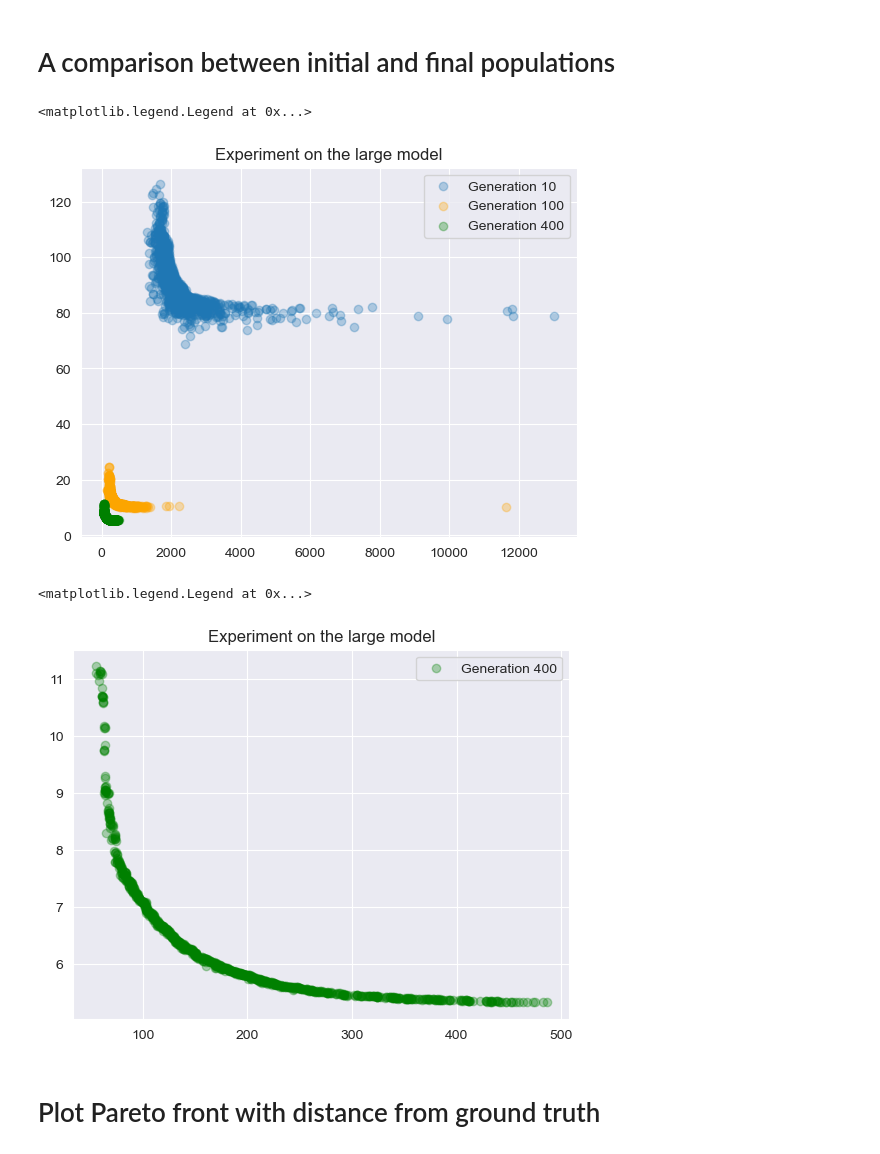
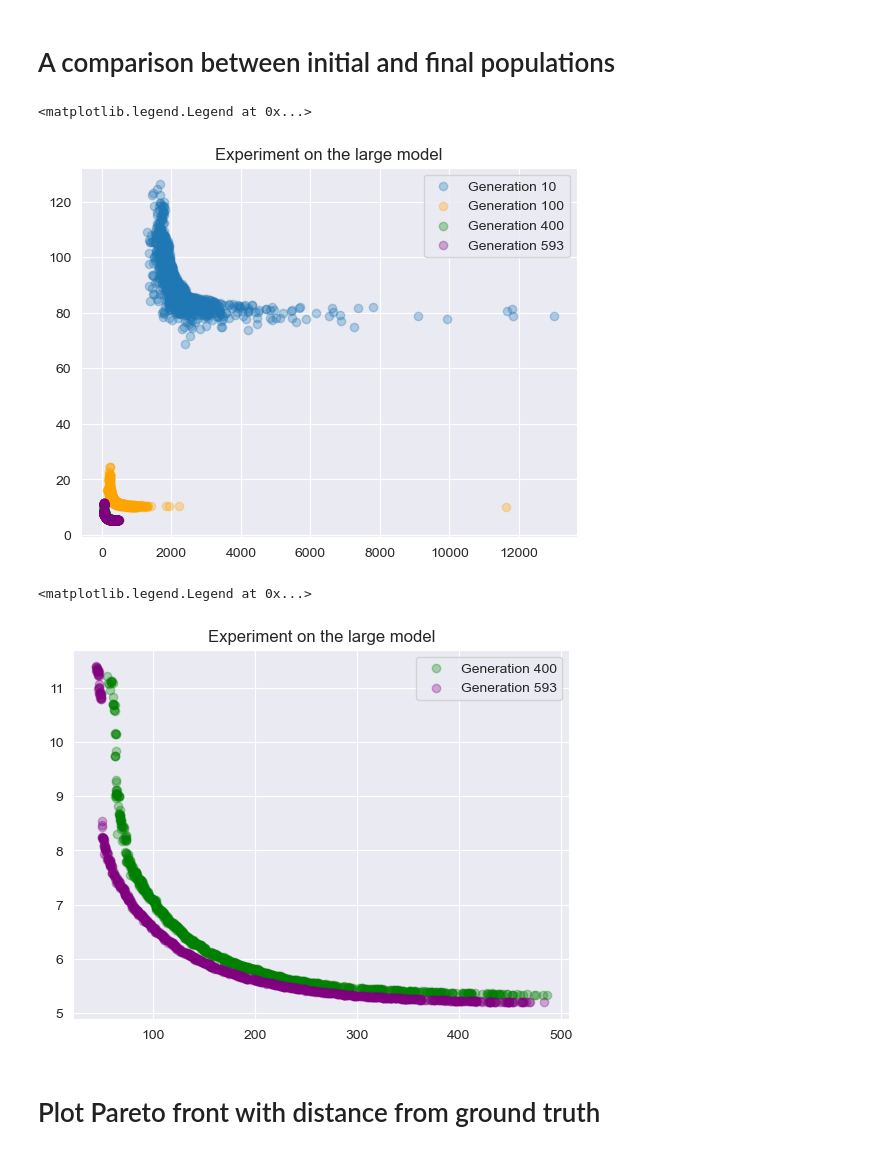
Before and after one commit to albertotonda/evolutionary-optimization-cell-models, a Jupyter notebook: src/plot_figures.ipynb, the cells around one changed output. Drawn from its saved outputs; the diff is of its cells as text; code cells hidden in the pictures.

```diff
--- a/src/plot_figures.ipynb
+++ b/src/plot_figures.ipynb
@@ -46,12 +46,14 @@ df_5 = pd.read_csv(os.path.join(target_folder, "42-population-generation-5.csv")
 df_10 = pd.read_csv(os.path.join(target_folder, "42-population-generation-10.csv"))
 df_100 = pd.read_csv(os.path.join(target_folder, "42-population-generation-100.csv"))
 df_400 = pd.read_csv(os.path.join(target_folder, "42-population-generation-400.csv"))
+df_593 = pd.read_csv(os.path.join(target_folder, "42-population-generation-593.csv"))
 # %%
 fig, ax = plt.subplots()
 #ax.scatter(df_5["fitness_1"].values, df_5["fitness_2"].values, alpha=0.3, label="Generation 5")
 ax.scatter(df_10["fitness_1"].values, df_10["fitness_2"].values, alpha=0.3, label="Generation 10")
 ax.scatter(df_100["fitness_1"].values, df_100["fitness_2"].values, alpha=0.3, color="orange", label="Generation 100")
 ax.scatter(df_400["fitness_1"].values, df_400["fitness_2"].values, alpha=0.3, color="green", label="Generation 400")
+ax.scatter(df_593["fitness_1"].values, df_593["fitness_2"].values, alpha=0.3, color="purple", label="Generation 593")
 
 # this is just to zoom in on a specific area
 #ax.set_xlim([-0.05, 1.0])
@@ -62,16 +64,18 @@ ax.set_title("Experiment on the large model")
 ax.legend(loc='best')
 # %% [output]
 <matplotlib.legend.Legend at 0x...>
-[figure, old version]
+[figure, new version]
 # %%
 # zoom in on the final plot
 fig, ax = plt.subplots()
 ax.scatter(df_400["fitness_1"].values, df_400["fitness_2"].values, alpha=0.3, color="green", label="Generation 400")
+ax.scatter(df_593["fitness_1"].values, df_593["fitness_2"].values, alpha=0.3, color="purple", label="Generation 593")
+
 ax.set_title("Experiment on the large model")
 ax.legend(loc='best')
 # %% [output]
 <matplotlib.legend.Legend at 0x...>
-[figure, old version]
+[figure, new version]
 # %%
 # find the extreme points on the Pareto front and print them
 gen_10_worst_fitness_1 = df_10[df_10["fitness_1"] == df_10["fitness_1"].max()][["fitness_1", "fitness_2"]].values
```
